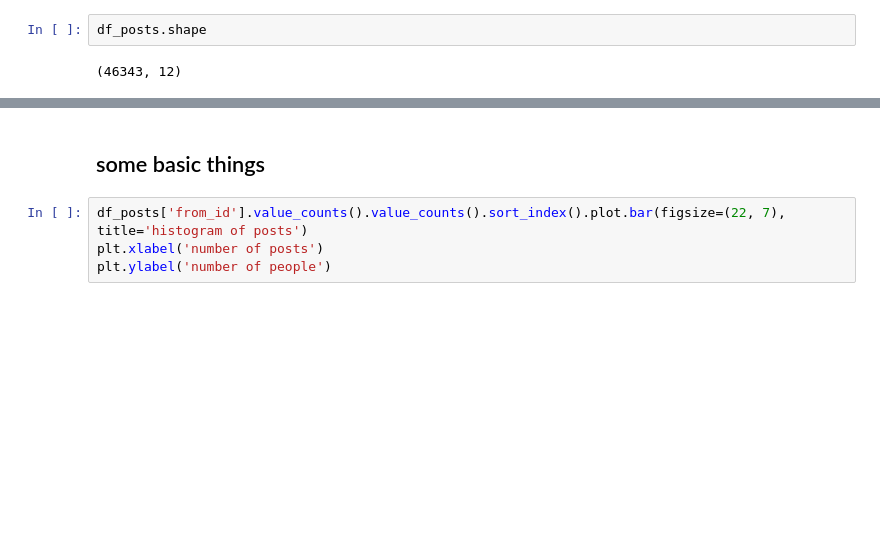
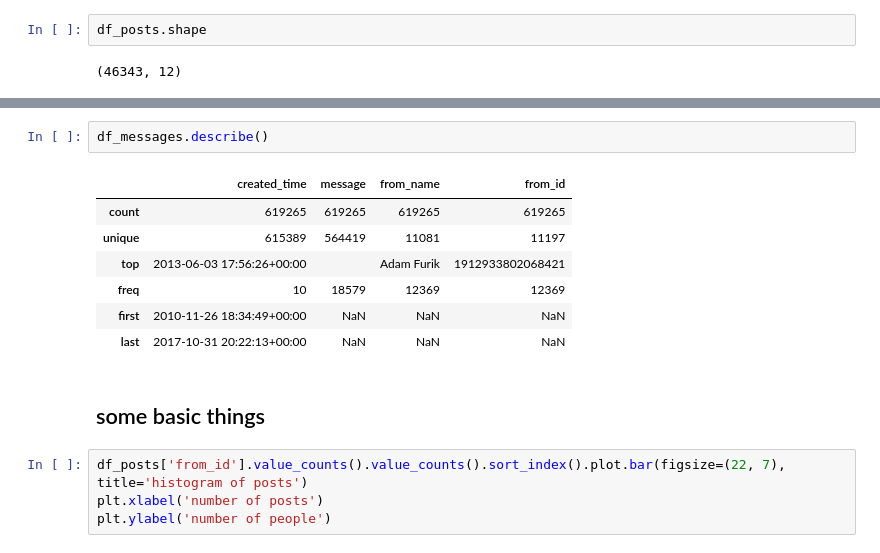
Before and after one commit to racinmat/facebook_extraction, a Jupyter notebook: animefest_basic_eda.ipynb, the cells around one changed output, grey strips where cells are left out. Cells and saved outputs as stored; diff of their text form; blank space fills up the shorter version.

```diff
--- a/animefest_basic_eda.ipynb
+++ b/animefest_basic_eda.ipynb
@@ -100,3 +148,13 @@ df_posts.shape
+# %%
+df_messages.describe()
+# %% [output]
+|  | created_time | message | from_name | from_id |
+| count | 619265 | 619265 | 619265 | 619265 |
+| unique | 615389 | 564419 | 11081 | 11197 |
+| top | 2013-06-03 17:56:26+00:00 |  | Adam Furik | 1912933802068421 |
+| freq | 10 | 18579 | 12369 | 12369 |
+| first | 2010-11-26 18:34:49+00:00 | NaN | NaN | NaN |
+| last | 2017-10-31 20:22:13+00:00 | NaN | NaN | NaN |
 # %% [markdown]
 ## some basic things
 # %%
```
Also changed, not shown: parts of 86 cells of this notebook.
